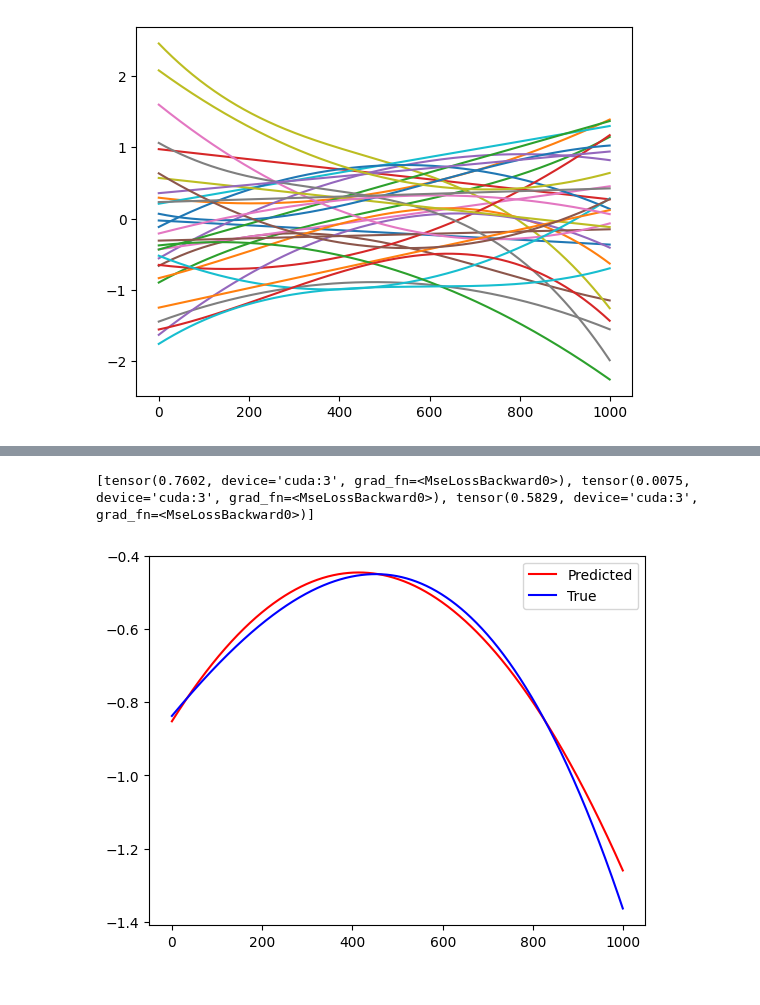
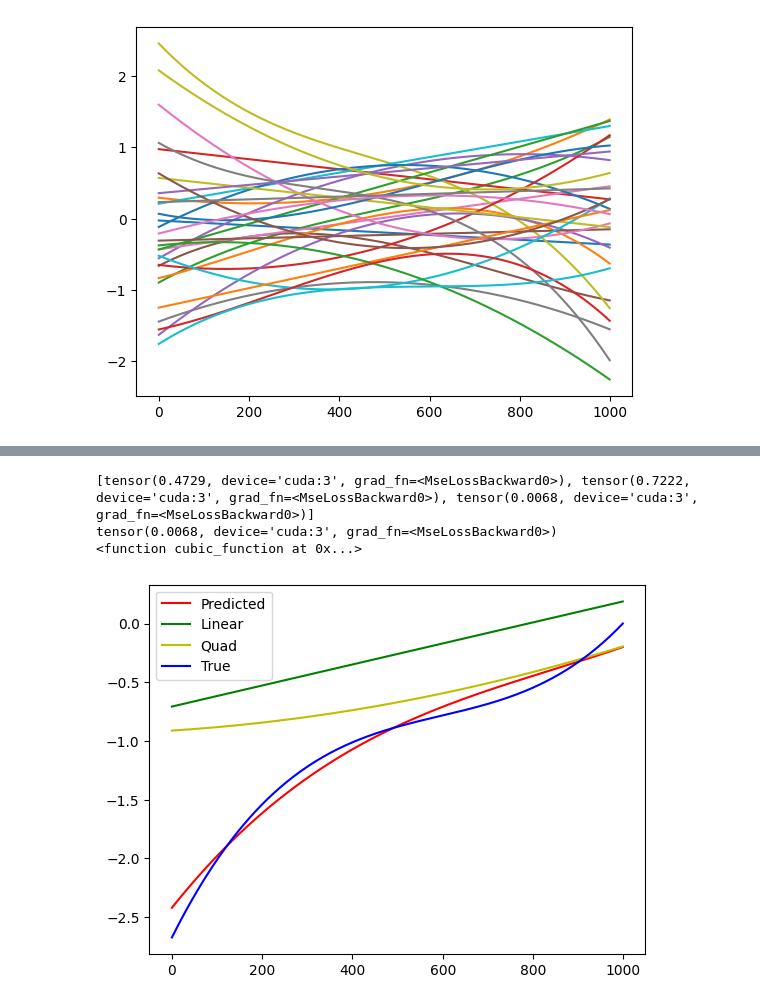
Before and after one commit to ctsai64/MultiFunc, a Jupyter notebook: multi_func_extensible.ipynb, the cells around one changed output, grey strips where cells are left out. Cells and saved outputs as stored; diff of their text form; code cells hidden in the pictures.

Commit message:
Trained with three functions

```diff
--- a/multi_func_extensible.ipynb
+++ b/multi_func_extensible.ipynb
@@ -181,13 +181,13 @@ class Multi_Func(nn.Module):
             losses.append(loss)
             start_index += self.functions[1][f]
         best_index = torch.argmin(torch.tensor(losses))
-        #best_func = self.functions[0][best_index]
+        best_func = self.functions[0][best_index]
         best_loss, best_out = losses[best_index], outputs[best_index]
 
-        return best_out, best_loss, outputs, losses
+        return best_out, best_loss, best_func, outputs, losses
 # %%
 sample_size = 10000
-batch_size = 500
+batch_size = 100
 data_range = [-1, 1]
 num_funcs = 3
 
@@ -226,7 +226,7 @@ def train(data, mod, los, opt, sch, epochs, dev):
             train_batch = train_batch.to(dev)
             target_batch = train_batch.squeeze(2).to(dev)
             opt.zero_grad()
-            best_out,_,_,_ = mod(train_batch)
+            best_out,_,_,_,_ = mod(train_batch)
             loss = los(best_out,target_batch)
             loss.backward()
             opt.step()
@@ -258,7 +258,7 @@ for epoch in range(epochs):
         train_batch = train_batch.to(device)
         target_batch = train_batch.squeeze(2).to(device)
         optimizer.zero_grad()
-        best_out,_,_,_ = model(train_batch)
+        best_out,_,_,_,_ = model(train_batch)
         loss = loss_func(best_out,target_batch)
         loss.backward()
         optimizer.step()
@@ -345,12 +325,18 @@ t_cube_full, _ = t_cube.generate()[0]
 t_data = torch.vstack([t_lin_full, t_quad_full, t_cube_full])
 # %%
 model.eval
-best_out, best_loss, outputs, losses = model(t_cube_full)
+best_out, best_loss, best_func, outputs, losses = model(t_cube_full)
 rand = np.random.randint(0, t_sample_size)
 print(losses)
+print(best_loss)
+print(best_func)
 plt.plot(best_out[rand].detach().cpu().numpy(), "r", label='Predicted')
+plt.plot(outputs[0][rand].detach().cpu().numpy(), "g", label='Linear')
+plt.plot(outputs[1][rand].detach().cpu().numpy(), "y", label='Quad')
 plt.plot(t_cube_full[rand].detach().cpu().numpy(), "b", label='True')
 plt.legend();
 # %% [output]
-[tensor(0.7602, device='cuda:3', grad_fn=<MseLossBackward0>), tensor(0.0075, device='cuda:3', grad_fn=<MseLossBackward0>), tensor(0.5829, device='cuda:3', grad_fn=<MseLossBackward0>)]
+[tensor(0.4729, device='cuda:3', grad_fn=<MseLossBackward0>), tensor(0.7222, device='cuda:3', grad_fn=<MseLossBackward0>), tensor(0.0068, device='cuda:3', grad_fn=<MseLossBackward0>)]
+tensor(0.0068, device='cuda:3', grad_fn=<MseLossBackward0>)
+<function cubic_function at 0x...>
-[figure, old version]
+[figure, new version]
```
Also changed, not shown: parts of 4 cells of this notebook.
